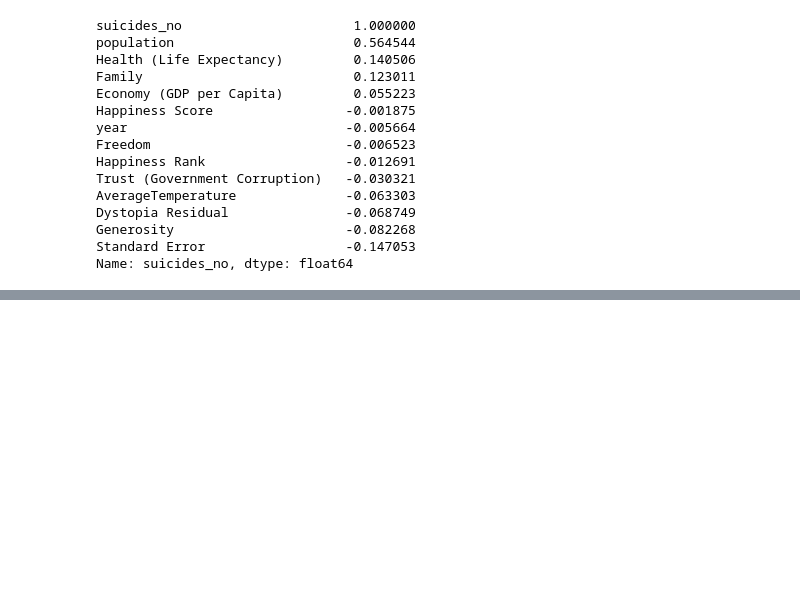
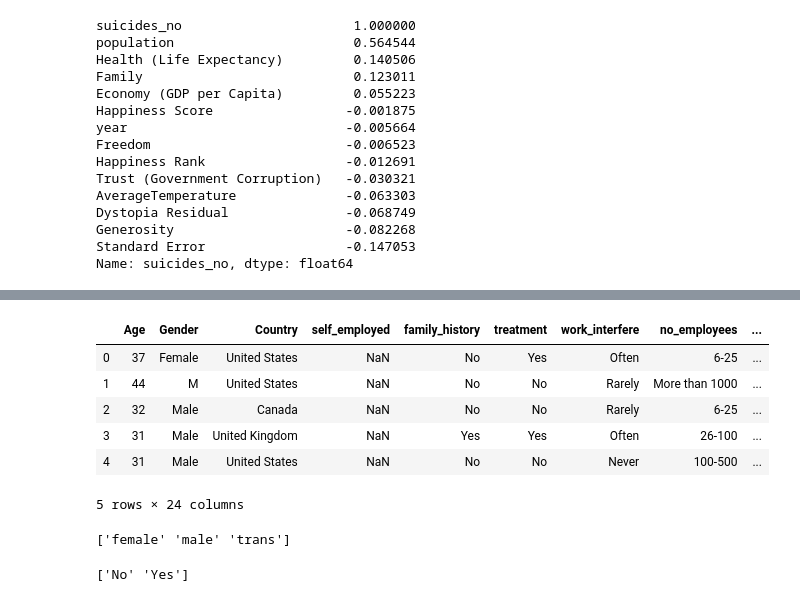
Before and after one commit to oneovernever/misc_work, a Jupyter notebook: suicide_stats/mental_health.ipynb, the cells around one changed output, grey strips where cells are left out. Saved outputs shown, nothing was run; the diff lists cells and outputs as text; code cells hidden in the pictures; blank space fills up the shorter version.

```diff
--- a/suicide_stats/mental_health.ipynb
+++ b/suicide_stats/mental_health.ipynb
@@ -352,0 +399,66 @@ Name: suicides_no, dtype: float64
+# %%
+# Assign default values for each data type
+defaultInt = 0
+defaultString = 'NaN'
+defaultFloat = 0.0
+
+# Create lists by data tpe
+intFeatures = ['Age']
+stringFeatures = ['Gender', 'Country', 'self_employed', 'family_history', 'treatment', 'work_interfere',
+                 'no_employees', 'remote_work', 'tech_company', 'anonymity', 'leave', 'mental_health_consequence',
+                 'phys_health_consequence', 'coworkers', 'supervisor', 'mental_health_interview', 'phys_health_interview',
+                 'mental_vs_physical', 'obs_consequence', 'benefits', 'care_options', 'wellness_program',
+                 'seek_help']
+floatFeatures = []
+
+# Clean the NaN's
+for feature in train_df:
+    if feature in intFeatures:
+        train_df[feature] = train_df[feature].fillna(defaultInt)
+    elif feature in stringFeatures:
+        train_df[feature] = train_df[feature].fillna(defaultString)
+    elif feature in floatFeatures:
+        train_df[feature] = train_df[feature].fillna(defaultFloat)
+    else:
+        print('Error: Feature %s not recognized.' % feature)
+train_df.head(5)
+# %% [output]
+|  | Age | Gender | Country | self_employed | family_history | treatment | work_interfere | no_employees | ... |
+| 0 | 37 | Female | United States | NaN | No | Yes | Often | 6-25 | ... |
+| 1 | 44 | M | United States | NaN | No | No | Rarely | More than 1000 | ... |
+| 2 | 32 | Male | Canada | NaN | No | No | Rarely | 6-25 | ... |
+| 3 | 31 | Male | United Kingdom | NaN | Yes | Yes | Often | 26-100 | ... |
+| 4 | 31 | Male | United States | NaN | No | No | Never | 100-500 | ... |
+5 rows × 24 columns
+# %%
+#clean 'Gender'
+#Slower case all columm's elements
+gender = train_df['Gender'].str.lower()
+#print(gender)
+
+#Select unique elements
+gender = train_df['Gender'].unique()
+
+#Made gender groups
+male_str = ["male", "m", "male-ish", "maile", "mal", "male (cis)", "make", "male ", "man","msle", "mail", "malr","cis man", "Cis Male", "cis male"]
+trans_str = ["trans-female", "something kinda male?", "queer/she/they", "non-binary","nah", "all", "enby", "fluid", "genderqueer", "androgyne", "agender", "male leaning androgynous", "guy (-ish) ^_^", "trans woman", "neuter", "female (trans)", "queer", "ostensibly male, unsure what that really means"]
+female_str = ["cis female", "f", "female", "woman",  "femake", "female ","cis-female/femme", "female (cis)", "femail"]
+
+for (row, col) in train_df.iterrows():
+
+    if str.lower(col.Gender) in male_str:
+        train_df['Gender'].replace(to_replace=col.Gender, value='male', inplace=True)
+
+    if str.lower(col.Gender) in female_str:
+        train_df['Gender'].replace(to_replace=col.Gender, value='female', inplace=True)
+
+    if str.lower(col.Gender) in trans_str:
+        train_df['Gender'].replace(to_replace=col.Gender, value='trans', inplace=True)
+
+#Get rid of the diversity
+stk_list = ['A little about you', 'p']
+train_df = train_df[~train_df['Gender'].isin(stk_list)]
+
+print(train_df['Gender'].unique())
+# %% [output]
+['female' 'male' 'trans']
@@ -352,0 +479,7 @@ Name: suicides_no, dtype: float64
+# %%
+#There are only 0.014% of self employed so let's change NaN to NOT self_employed
+#Replace "NaN" string from defaultString
+train_df['self_employed'] = train_df['self_employed'].replace([defaultString], 'No')
+print(train_df['self_employed'].unique())
+# %% [output]
+['No' 'Yes']
```
Also changed, not shown: parts of 11 cells of this notebook.
